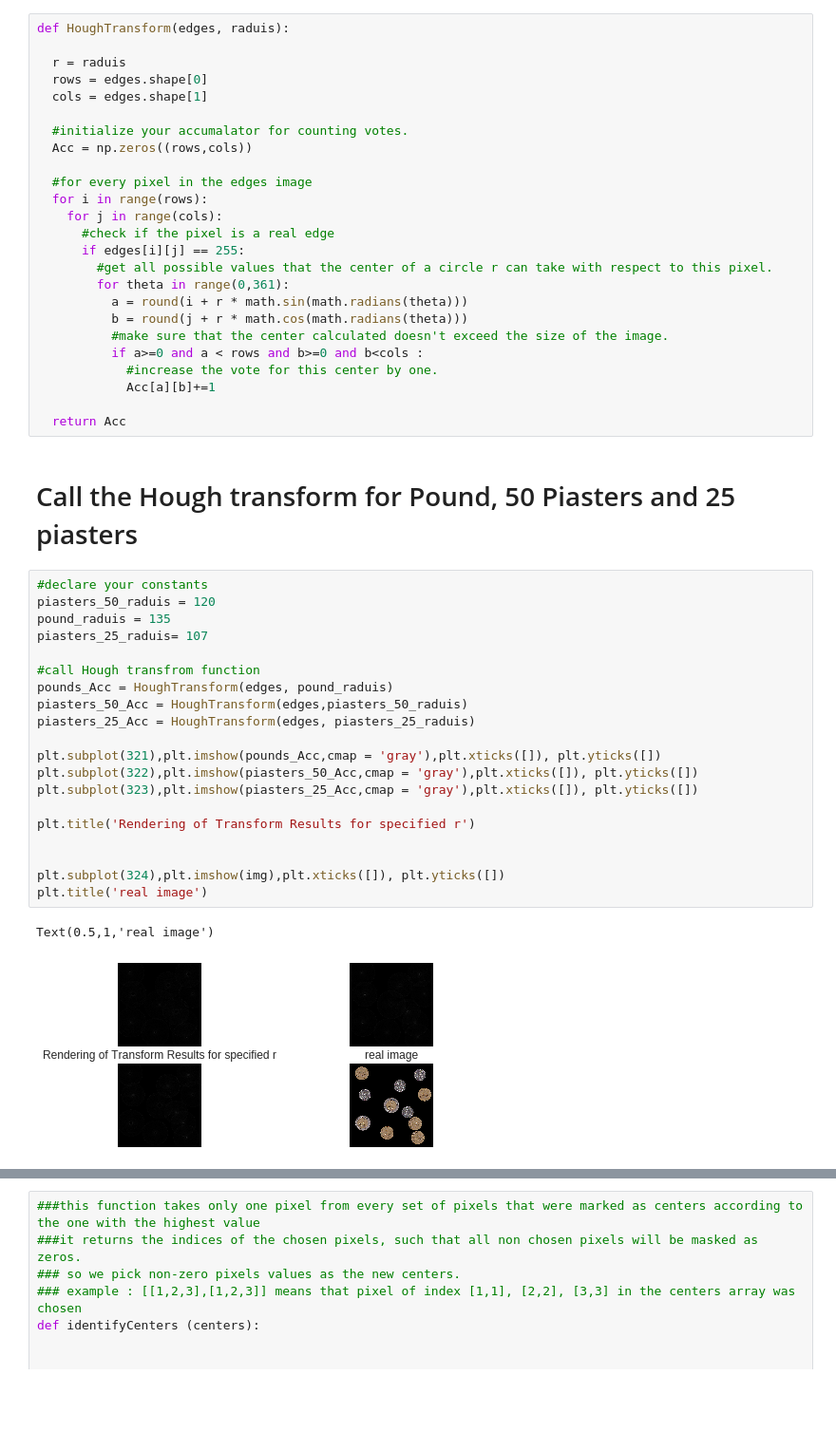
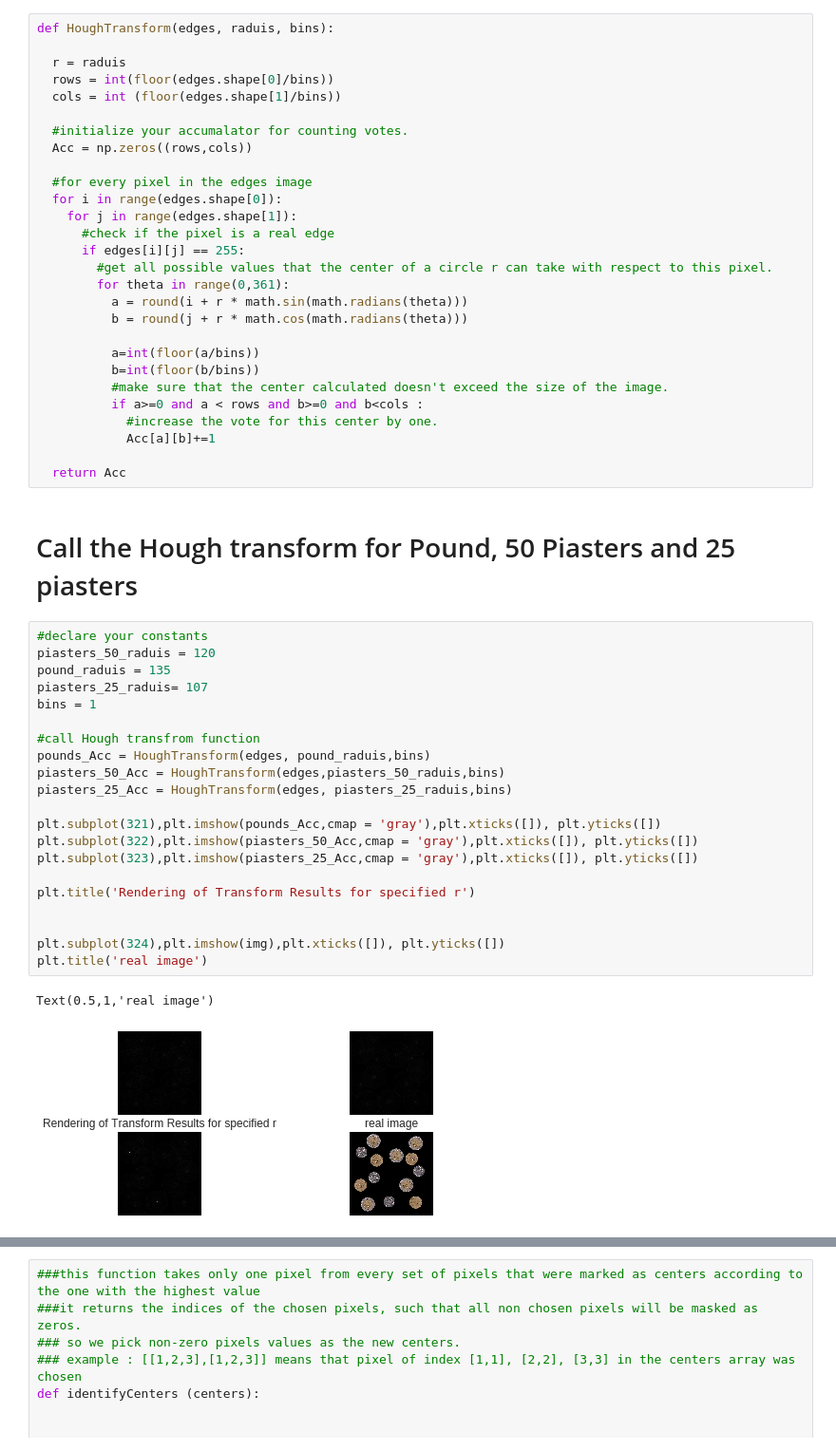
Before and after one commit to yomnabarakate21/Computer-vision-Course-assignments, a Jupyter notebook: assignment3.ipynb, the cells around one changed output, grey strips where cells are left out. Shown at 95% size. Cells and saved outputs as stored; diff of their text form; blank space fills up the shorter version.

```diff
--- a/assignment3.ipynb
+++ b/assignment3.ipynb
@@ -77,24 +78,27 @@ plt.show()
 # %% [markdown]
 # 3.3 Accumulation into (a,b)-space using circular Hough transform
 # %%
-def HoughTransform(edges, raduis):
+def HoughTransform(edges, raduis, bins):
 
   r = raduis
-  rows = edges.shape[0]
-  cols = edges.shape[1]
+  rows = int(floor(edges.shape[0]/bins))
+  cols = int (floor(edges.shape[1]/bins))
 
   #initialize your accumalator for counting votes.
   Acc = np.zeros((rows,cols))
 
   #for every pixel in the edges image
-  for i in range(rows):
-    for j in range(cols):
+  for i in range(edges.shape[0]):
+    for j in range(edges.shape[1]):
       #check if the pixel is a real edge
       if edges[i][j] == 255:
         #get all possible values that the center of a circle r can take with respect to this pixel.
         for theta in range(0,361):
           a = round(i + r * math.sin(math.radians(theta)))
           b = round(j + r * math.cos(math.radians(theta)))
+
+          a=int(floor(a/bins))
+          b=int(floor(b/bins))
           #make sure that the center calculated doesn't exceed the size of the image.
           if a>=0 and a < rows and b>=0 and b<cols :
             #increase the vote for this center by one.
@@ -106,25 +110,26 @@ def HoughTransform(edges, raduis):
 # %%
 #declare your constants
 piasters_50_raduis = 120
 pound_raduis = 135
 piasters_25_raduis= 107
+bins = 1
 
 #call Hough transfrom function
-pounds_Acc = HoughTransform(edges, pound_raduis)
-piasters_50_Acc = HoughTransform(edges,piasters_50_raduis)
-piasters_25_Acc = HoughTransform(edges, piasters_25_raduis)
+pounds_Acc = HoughTransform(edges, pound_raduis,bins)
+piasters_50_Acc = HoughTransform(edges,piasters_50_raduis,bins)
+piasters_25_Acc = HoughTransform(edges, piasters_25_raduis,bins)
 
 plt.subplot(321),plt.imshow(pounds_Acc,cmap = 'gray'),plt.xticks([]), plt.yticks([])
 plt.subplot(322),plt.imshow(piasters_50_Acc,cmap = 'gray'),plt.xticks([]), plt.yticks([])
 plt.subplot(323),plt.imshow(piasters_25_Acc,cmap = 'gray'),plt.xticks([]), plt.yticks([])
 
 plt.title('Rendering of Transform Results for specified r')
 
 
 plt.subplot(324),plt.imshow(img),plt.xticks([]), plt.yticks([])
 plt.title('real image')
 # %% [output]
 Text(0.5,1,'real image')
-[figure, old version]
+[figure, new version]
 # %%
 #print the votes for the maximum 30 pixels.
```
Also changed, not shown: parts of 9 cells of this notebook.
